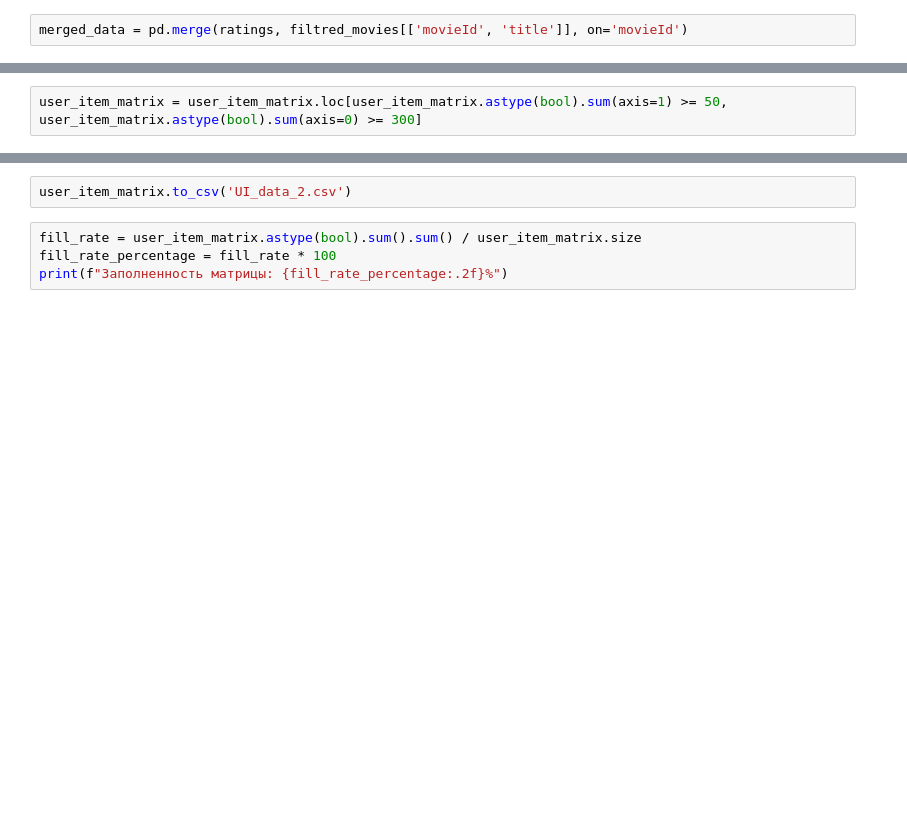
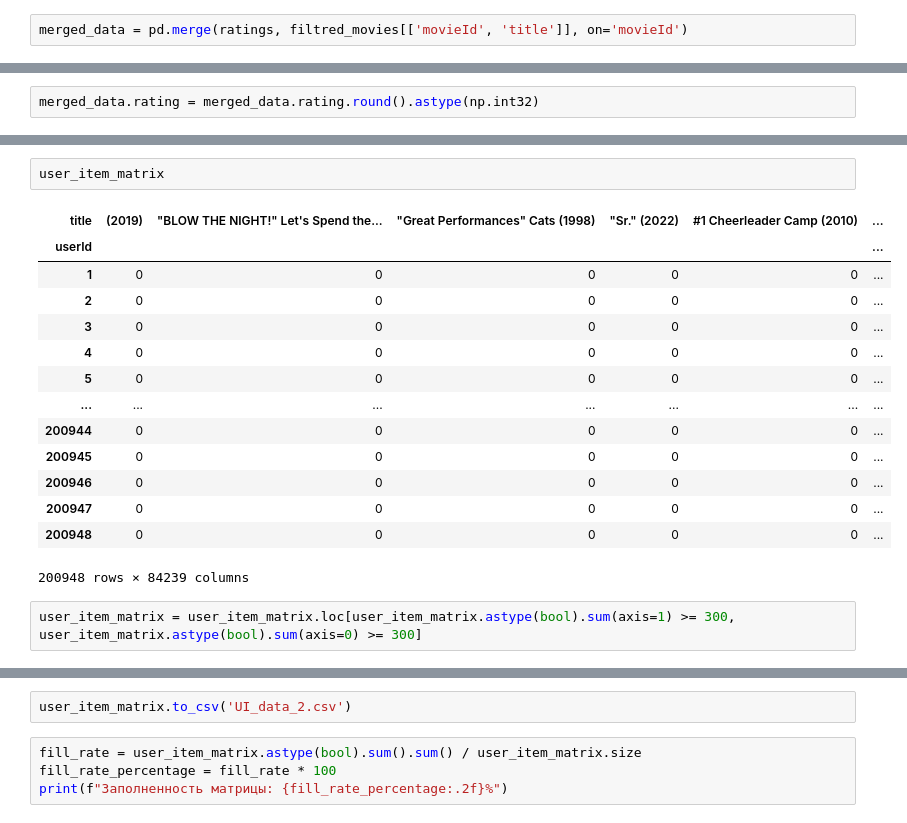
Before and after one commit to TreShk0/cur_movie_recommendation, a Jupyter notebook: dataset.ipynb, the cells around one changed output, grey strips where cells are left out. Saved outputs shown, nothing was run; the diff lists cells and outputs as text; blank space fills up the shorter version.

```diff
--- a/dataset.ipynb
+++ b/dataset.ipynb
@@ -43,0 +63,2 @@ merged_data.shape
+# %%
+merged_data.rating = merged_data.rating.round().astype(np.int32)
@@ -50,5 +90,22 @@ user_item_matrix.shape
+# %%
+user_item_matrix
+# %% [output]
+| title | (2019) | "BLOW THE NIGHT!" Let's Spend the... | "Great Performances" Cats (1998) | "Sr." (2022) | #1 Cheerleader Camp (2010) | ... |
+| userId |  |  |  |  |  | ... |
+| 1 | 0 | 0 | 0 | 0 | 0 | ... |
+| 2 | 0 | 0 | 0 | 0 | 0 | ... |
+| 3 | 0 | 0 | 0 | 0 | 0 | ... |
+| 4 | 0 | 0 | 0 | 0 | 0 | ... |
+| 5 | 0 | 0 | 0 | 0 | 0 | ... |
+| ... | ... | ... | ... | ... | ... | ... |
+| 200944 | 0 | 0 | 0 | 0 | 0 | ... |
+| 200945 | 0 | 0 | 0 | 0 | 0 | ... |
+| 200946 | 0 | 0 | 0 | 0 | 0 | ... |
+| 200947 | 0 | 0 | 0 | 0 | 0 | ... |
+| 200948 | 0 | 0 | 0 | 0 | 0 | ... |
+200948 rows × 84239 columns
 # %%
-user_item_matrix = user_item_matrix.loc[user_item_matrix.astype(bool).sum(axis=1) >= 50, user_item_matrix.astype(bool).sum(axis=0) >= 300]
+user_item_matrix = user_item_matrix.loc[user_item_matrix.astype(bool).sum(axis=1) >= 300, user_item_matrix.astype(bool).sum(axis=0) >= 300]
 # %%
 user_item_matrix.shape
 # %% [output]
```
Also changed, not shown: parts of 16 cells of this notebook, 1 other file.
